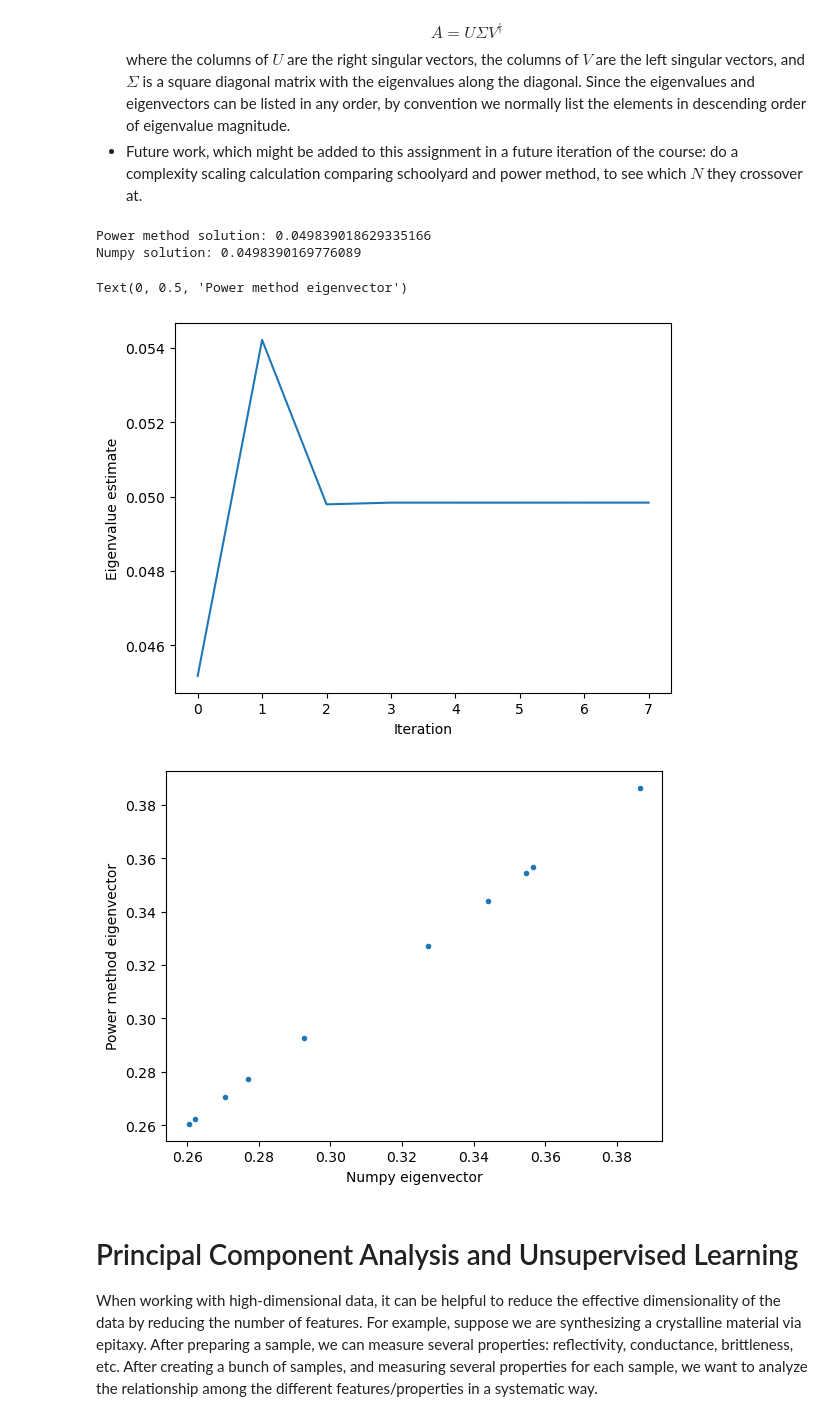
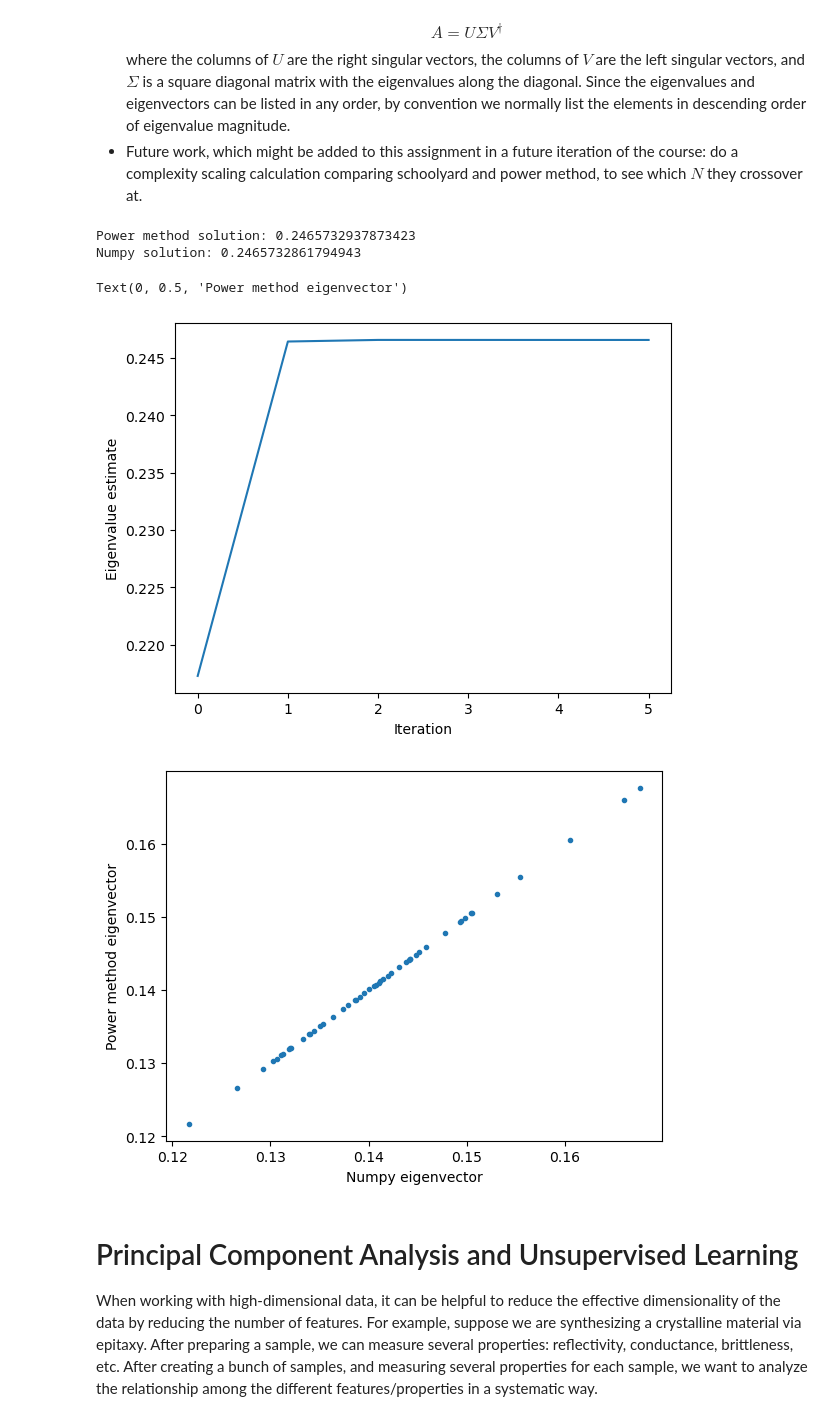
Before and after one commit to ustcer0928/cphyhw, a Jupyter notebook: Homework/matrices_unsupervised_learning.ipynb, the cells around one changed output. Drawn from its saved outputs; the diff is of its cells as text; code cells hidden in the pictures.

Commit message:
update the solution for HW#2 part 1

```diff
--- a/Homework/matrices_unsupervised_learning.ipynb
+++ b/Homework/matrices_unsupervised_learning.ipynb
@@ -135,6 +135,7 @@ class SpectralDecompositionPowerMethod:
         self.singular_values_ = 0
         self.components_ = []
 
+        self.store_intermediate_results =store_intermediate_results
         if store_intermediate_results:
             self.stored_eigenvalues = list()
             self.stored_eigenvectors = list()
@@ -149,59 +150,64 @@ class SpectralDecompositionPowerMethod:
         np.random.seed(self.random_state)
         init_vec = np.random.random(n)
         vec = init_vec/np.linalg.norm(init_vec)
-        self.stored_eigenvectors.append(vec)
         vec_temp = A @ vec
         norm = np.linalg.norm(vec_temp)
-        self.stored_eigenvalues.append(norm)
+        if self.store_intermediate_results:
+            self.stored_eigenvectors.append(vec)
+            self.stored_eigenvalues.append(norm)
         vec_next = self.gamma*vec + vec_temp/norm
 
+        iter = 1
         while np.linalg.norm(vec_next-vec) > self.tolerance:
             vec = vec_next
-            self.stored_eigenvectors.append(vec)
             vec_temp = A @ vec
             norm = np.linalg.norm(vec_temp)
-            self.stored_eigenvalues.append(norm)
+            if self.store_intermediate_results:
+                self.stored_eigenvectors.append(vec)
+                self.stored_eigenvalues.append(norm)
             vec_next = self.gamma*vec + vec_temp/norm
             vec_next = vec_next/np.linalg.norm(vec_next)
-        self.singular_values_ = self.stored_eigenvalues[-1]
-        self.components_ = self.stored_eigenvectors[-1]
+            if iter > self.max_iter: break
+            iter += 1
+        self.singular_values_ = norm
+        self.components_ = vec
 # %%
 ## import William's solutions
 # from solutions.eigen import SpectralDecompositionPowerMethod
 
 ## Use the default eigensystem calculator in numpy as a point of comparison
 def eigmax_numpy(A):
     """
     Compute the maximum eigenvalue and associated eigenvector in a matrix with Numpy.
     """
     eigsys = np.linalg.eig(A)
     ind = np.abs(eigsys[0]).argmax()
     return np.real(eigsys[0][ind]), np.real(eigsys[1][:, ind])
 
 #  If I sample my matrices from a normal distribution these matrices fail to converge
-mm = np.random.random(size=(10, 10)) / 100
-model = SpectralDecompositionPowerMethod(gamma=0.1,store_intermediate_results=True)
+mm = np.random.random(size=(50, 50)) / 100
+model = SpectralDecompositionPowerMethod(gamma=0.0,store_intermediate_results=True)
 model.fit(mm)
 
 
 print(f"Power method solution: {model.singular_values_}")
 print(f"Numpy solution: {eigmax_numpy(mm)[0]}")
 
 plt.figure()
 plt.plot(model.stored_eigenvalues)
 plt.xlabel("Iteration")
 plt.ylabel("Eigenvalue estimate")
 
 plt.figure()
 plt.plot(eigmax_numpy(mm)[1], model.components_, '.')
 plt.xlabel("Numpy eigenvector")
 plt.ylabel("Power method eigenvector")
 # %% [output]
-Power method solution: 0.049839018629335166
-Numpy solution: 0.0498390169776089
+Power method solution: 0.2465732937873423
+Numpy solution: 0.2465732861794943
 Text(0, 0.5, 'Power method eigenvector')
-[figure, old version]
+[figure, new version]
-[figure, old version]
+[figure, new version]
 # %% [markdown]
 # Principal Component Analysis and Unsupervised Learning
 
```
